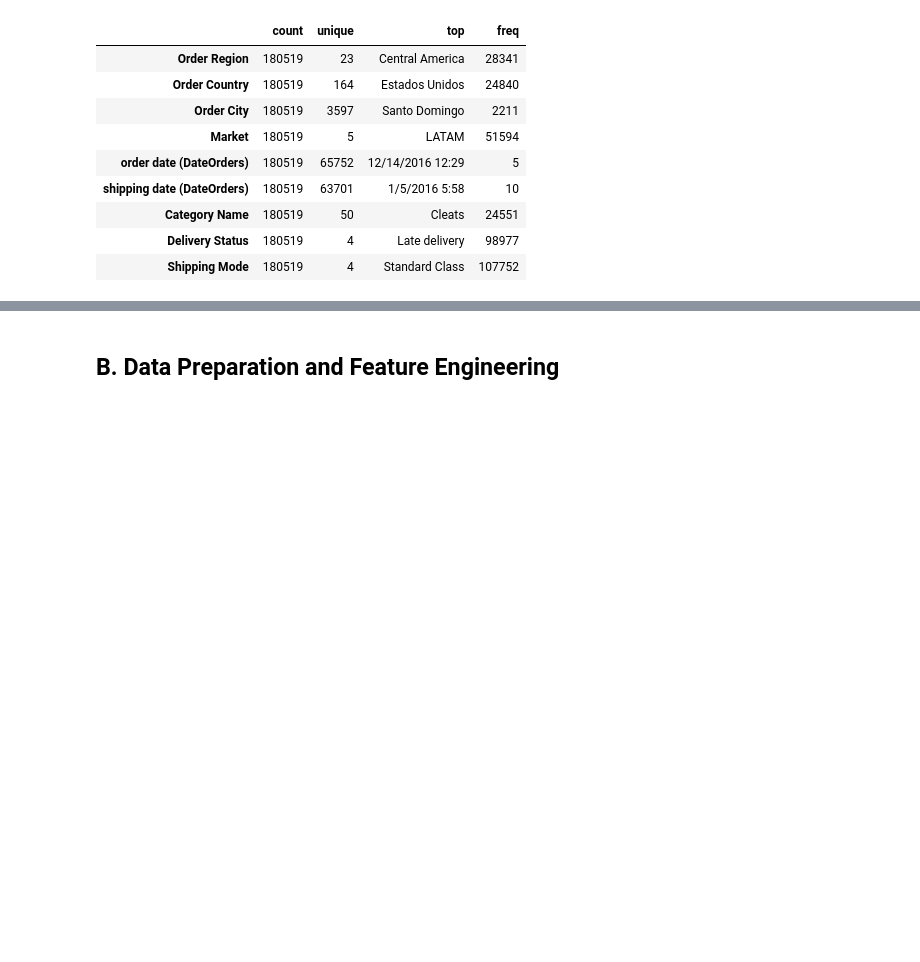
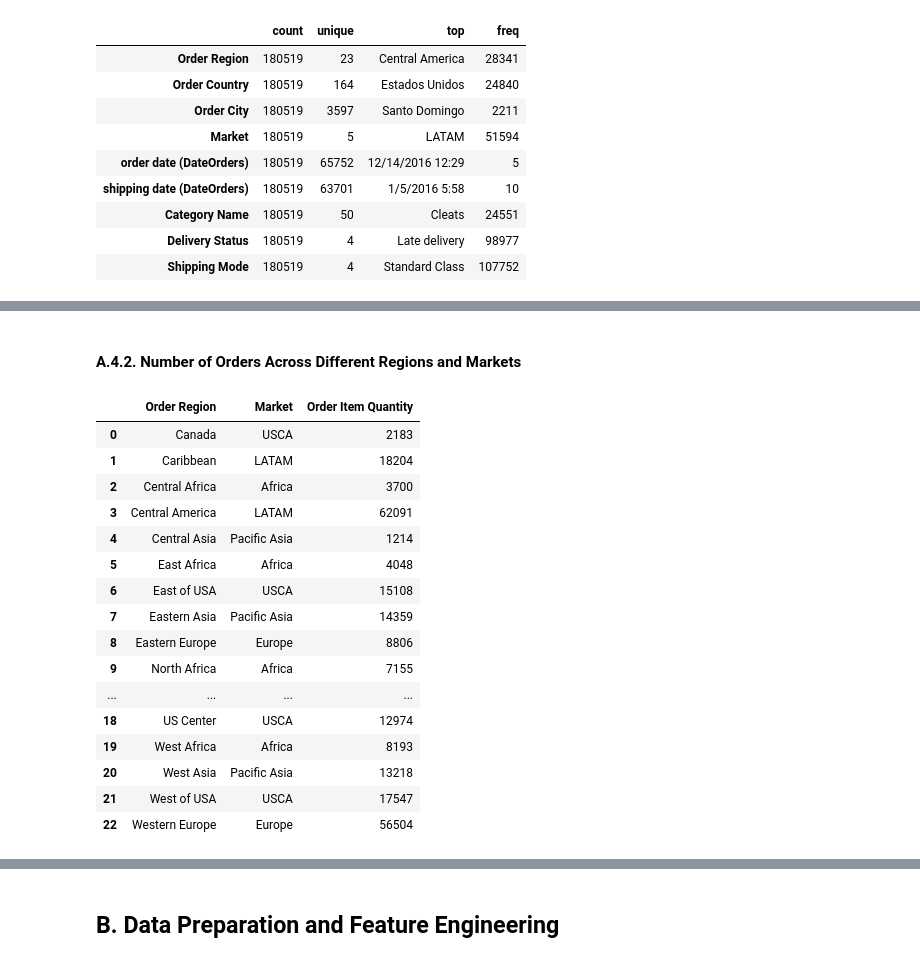
Before and after one commit to datawithalvin/pacmann-business-analytics, a Jupyter notebook: notebooks/data-exploration.ipynb, the cells around one changed output, grey strips where cells are left out. Saved outputs shown, nothing was run; the diff lists cells and outputs as text; code cells hidden in the pictures; blank space fills up the shorter version.

```diff
--- a/notebooks/data-exploration.ipynb
+++ b/notebooks/data-exploration.ipynb
@@ -231,0 +293,23 @@ Overall, this summary gives us an initial understanding of the dataframe, showin
+# %% [markdown]
+#### A.4.2. Number of Orders Across Different Regions and Markets
+# %%
+order_group = selected_df.groupby(['Order Region', 'Market'])['Order Item Quantity'].sum().reset_index()
+order_group
+# %% [output]
+|  | Order Region | Market | Order Item Quantity |
+| 0 | Canada | USCA | 2183 |
+| 1 | Caribbean | LATAM | 18204 |
+| 2 | Central Africa | Africa | 3700 |
+| 3 | Central America | LATAM | 62091 |
+| 4 | Central Asia | Pacific Asia | 1214 |
+| 5 | East Africa | Africa | 4048 |
+| 6 | East of USA | USCA | 15108 |
+| 7 | Eastern Asia | Pacific Asia | 14359 |
+| 8 | Eastern Europe | Europe | 8806 |
+| 9 | North Africa | Africa | 7155 |
+| ... | ... | ... | ... |
+| 18 | US Center | USCA | 12974 |
+| 19 | West Africa | Africa | 8193 |
+| 20 | West Asia | Pacific Asia | 13218 |
+| 21 | West of USA | USCA | 17547 |
+| 22 | Western Europe | Europe | 56504 |
```
Also changed, not shown: parts of 18 cells of this notebook.
